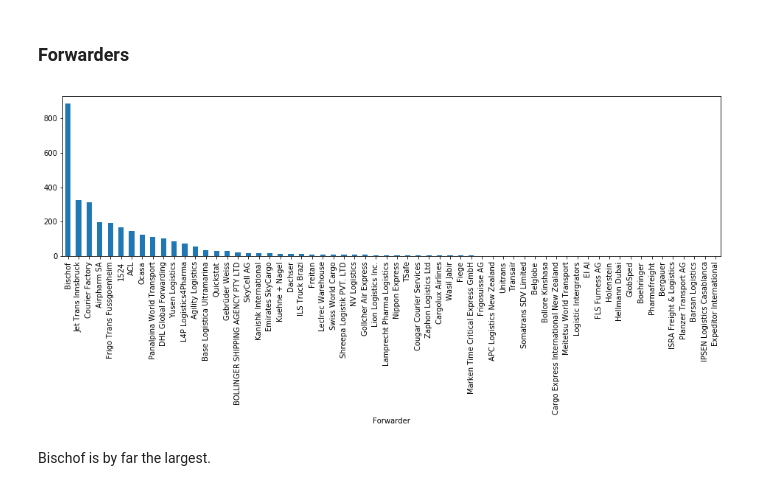
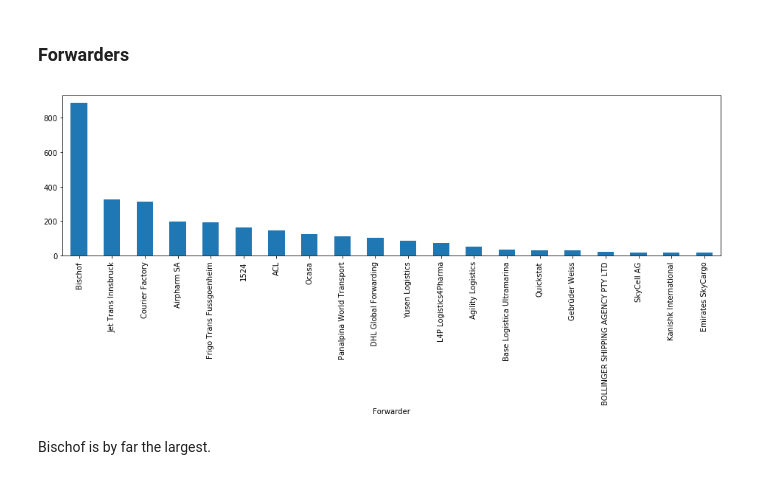
Before and after one commit to chriswegmann/prometheon, a Jupyter notebook: analytics/DataExploration.ipynb, the cells around one changed output. Saved outputs shown, nothing was run; the diff lists cells and outputs as text; code cells hidden in the pictures.

```diff
--- a/analytics/DataExploration.ipynb
+++ b/analytics/DataExploration.ipynb
@@ -112,10 +112,10 @@ We mostly have a Forwarder (82%), and TruckingTimeEnd. We only occasionally have
 ### Forwarders
 # %%
 fig, ax = plt.subplots(1, 1, figsize=(16,4))
-transport.groupby('Forwarder').count()['TransportID'].sort_values(ascending=False).plot(kind='bar', ax=ax)
+transport.groupby('Forwarder').count()['TransportID'].sort_values(ascending=False).head(20).plot(kind='bar', ax=ax)
 plt.show()
 # %% [output]
-[figure, old version]
+[figure, new version]
 # %% [markdown]
 Bischof is by far the largest.
 # %% [markdown]
```
Also changed, not shown: parts of 3 cells of this notebook, 24 other files.
